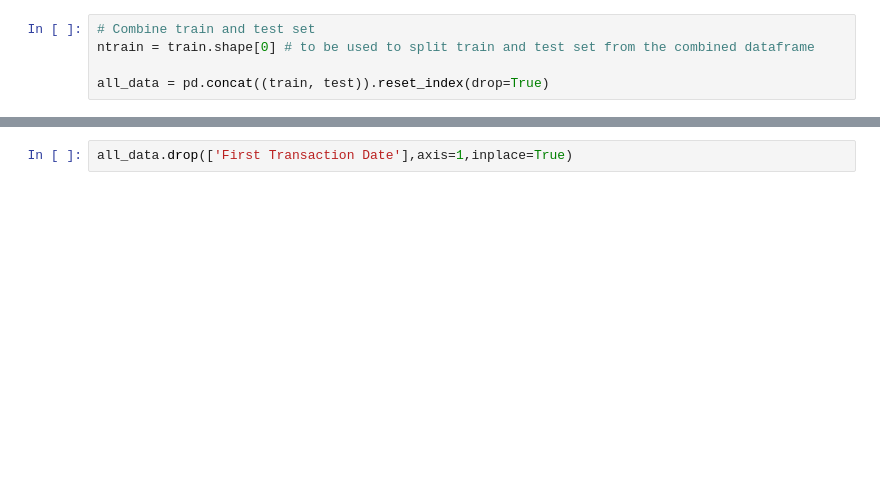
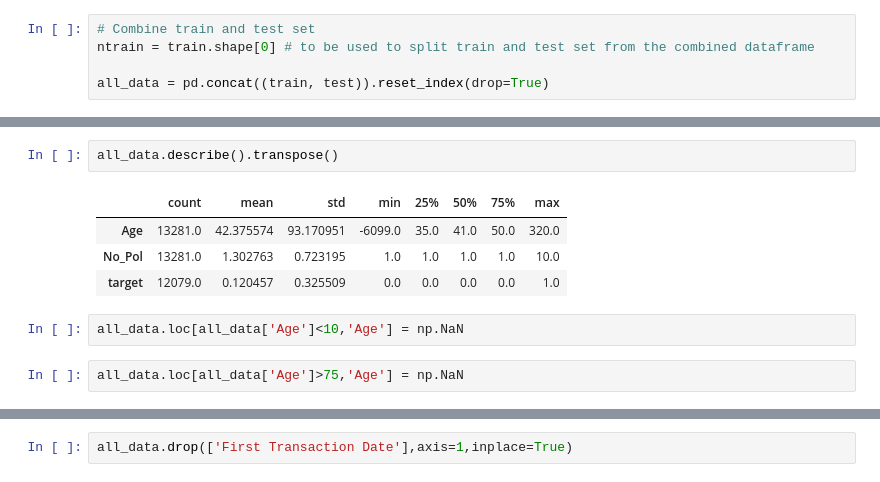
Before and after one commit to Houssem23x/IndabaX-Ghana-AutoInland-Vehicle-Insurance-Claim, a Jupyter notebook: IndabaX Ghana AutoInland Vehicle Insurance Claim.ipynb, the cells around one changed output, grey strips where cells are left out. Cells and saved outputs as stored; diff of their text form; blank space fills up the shorter version.

```diff
--- a/IndabaX Ghana AutoInland Vehicle Insurance Claim.ipynb
+++ b/IndabaX Ghana AutoInland Vehicle Insurance Claim.ipynb
@@ -102,0 +87,11 @@ all_data = pd.concat((train, test)).reset_index(drop=True)
+# %%
+all_data.describe().transpose()
+# %% [output]
+|  | count | mean | std | min | 25% | 50% | 75% | max |
+| Age | 13281.0 | 42.375574 | 93.170951 | -6099.0 | 35.0 | 41.0 | 50.0 | 320.0 |
+| No_Pol | 13281.0 | 1.302763 | 0.723195 | 1.0 | 1.0 | 1.0 | 1.0 | 10.0 |
+| target | 12079.0 | 0.120457 | 0.325509 | 0.0 | 0.0 | 0.0 | 0.0 | 1.0 |
+# %%
+all_data.loc[all_data['Age']<10,'Age'] = np.NaN
+# %%
+all_data.loc[all_data['Age']>75,'Age'] = np.NaN
```
Also changed, not shown: parts of 37 cells of this notebook.
